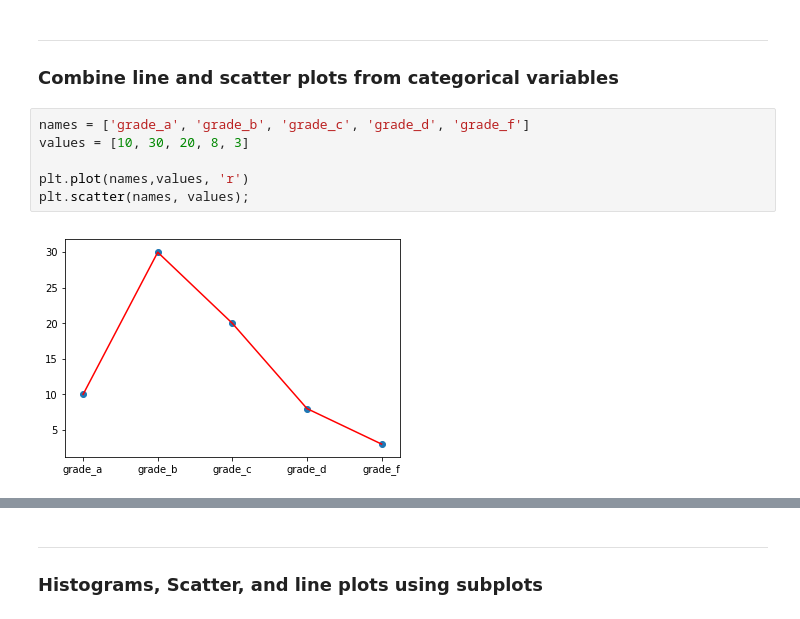
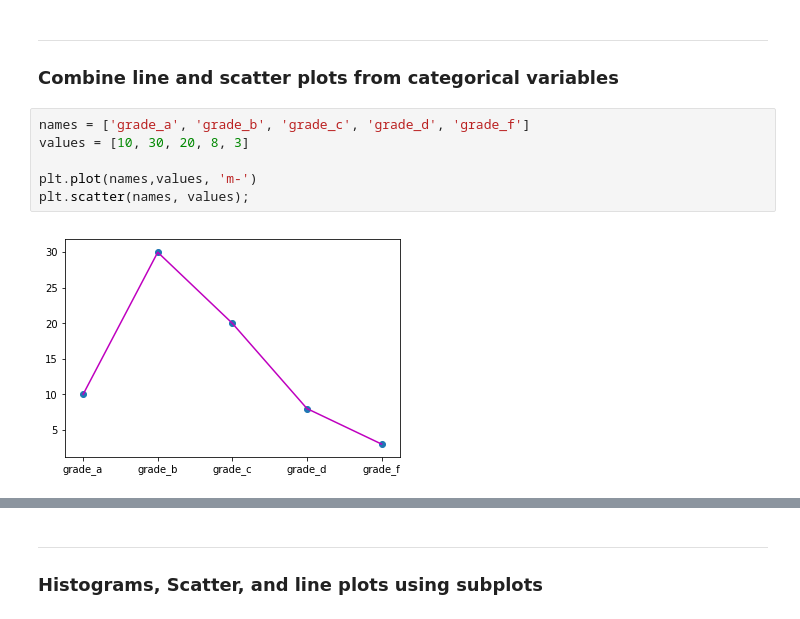
Before and after one commit to ehcastroh/02c-tools-data-visualizations, a Jupyter notebook: visualization-intro-w-matplotlib-seaborn-plotly-v3.ipynb, the cells around one changed output, grey strips where cells are left out. Drawn from its saved outputs; the diff is of its cells as text.

```diff
--- a/visualization-intro-w-matplotlib-seaborn-plotly-v3.ipynb
+++ b/visualization-intro-w-matplotlib-seaborn-plotly-v3.ipynb
@@ -237,8 +236,8 @@ ___
 # %%
 names = ['grade_a', 'grade_b', 'grade_c', 'grade_d', 'grade_f']
 values = [10, 30, 20, 8, 3]
 
-plt.plot(names,values, 'r')
+plt.plot(names,values, 'm-')
 plt.scatter(names, values);
 # %% [output]
-[figure, old version]
+[figure, new version]
```
Also changed, not shown: parts of 36 cells of this notebook.
